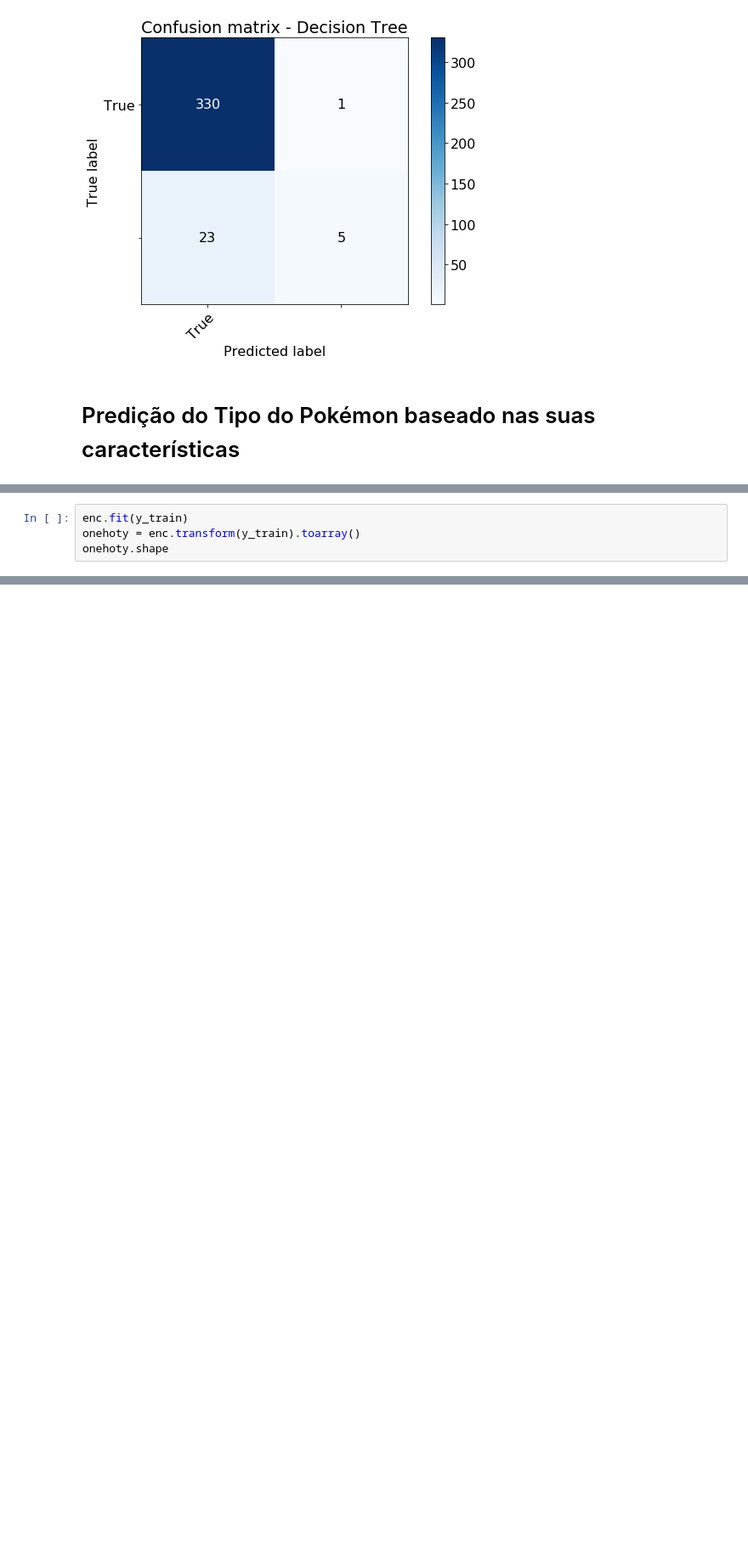
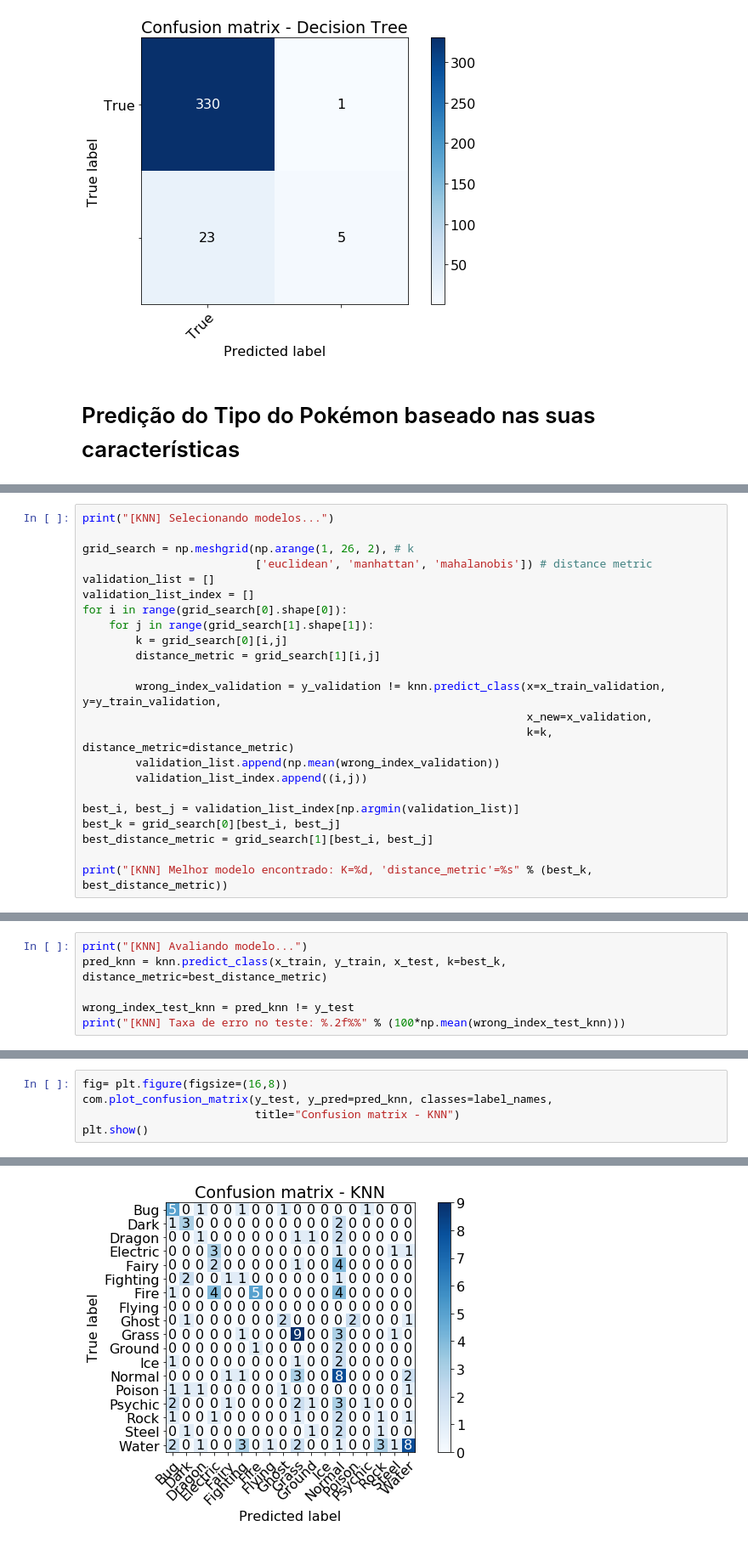
Before and after one commit to brunolmourao/machine-learning, a Jupyter notebook: Trabalho Final/Trabalho Final.ipynb, the cells around one changed output, grey strips where cells are left out. Shown at 85% size. Saved outputs shown, nothing was run; the diff lists cells and outputs as text; blank space fills up the shorter version.

```diff
--- a/Trabalho Final/Trabalho Final.ipynb
+++ b/Trabalho Final/Trabalho Final.ipynb
@@ -588,4 +555,0 @@ array([['Bug'],
-# %%
-enc.fit(y_train)
-onehoty = enc.transform(y_train).toarray()
-onehoty.shape
@@ -596,0 +703,23 @@ array=['Bug' 'Psychic' 'Bug' 'Bug' 'Steel' 'Water' 'Fire' 'Ghost' 'Electric'
+# %%
+print("[KNN] Selecionando modelos...")
+
+grid_search = np.meshgrid(np.arange(1, 26, 2), # k
+                          ['euclidean', 'manhattan', 'mahalanobis']) # distance metric
+validation_list = []
+validation_list_index = []
+for i in range(grid_search[0].shape[0]):
+    for j in range(grid_search[1].shape[1]):
+        k = grid_search[0][i,j]
+        distance_metric = grid_search[1][i,j]
+
+        wrong_index_validation = y_validation != knn.predict_class(x=x_train_validation, y=y_train_validation,
+                                                                   x_new=x_validation,
+                                                                   k=k, distance_metric=distance_metric)
+        validation_list.append(np.mean(wrong_index_validation))
+        validation_list_index.append((i,j))
+
+best_i, best_j = validation_list_index[np.argmin(validation_list)]
+best_k = grid_search[0][best_i, best_j]
+best_distance_metric = grid_search[1][best_i, best_j]
+
+print("[KNN] Melhor modelo encontrado: K=%d, 'distance_metric'=%s" % (best_k, best_distance_metric))
@@ -596,0 +729,6 @@ array=['Bug' 'Psychic' 'Bug' 'Bug' 'Steel' 'Water' 'Fire' 'Ghost' 'Electric'
+# %%
+print("[KNN] Avaliando modelo...")
+pred_knn = knn.predict_class(x_train, y_train, x_test, k=best_k, distance_metric=best_distance_metric)
+
+wrong_index_test_knn = pred_knn != y_test
+print("[KNN] Taxa de erro no teste: %.2f%%" % (100*np.mean(wrong_index_test_knn)))
@@ -596,0 +738,6 @@ array=['Bug' 'Psychic' 'Bug' 'Bug' 'Steel' 'Water' 'Fire' 'Ghost' 'Electric'
+# %%
+fig= plt.figure(figsize=(16,8))
+com.plot_confusion_matrix(y_test, y_pred=pred_knn, classes=label_names,
+                          title="Confusion matrix - KNN")
+plt.show()
+# %% [output]
@@ -596,0 +764 @@ array=['Bug' 'Psychic' 'Bug' 'Bug' 'Steel' 'Water' 'Fire' 'Ghost' 'Electric'
+[figure, added]
```
Also changed, not shown: parts of 21 cells of this notebook.
